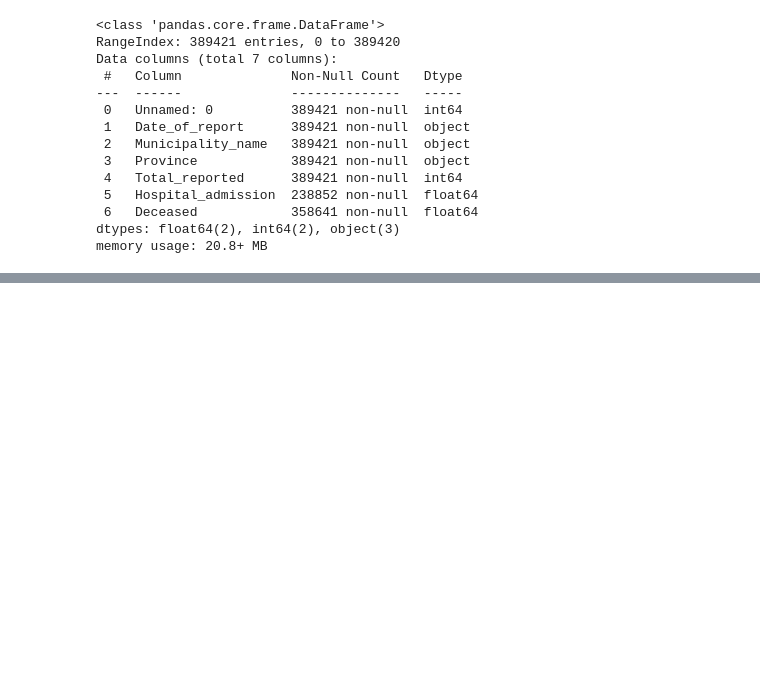
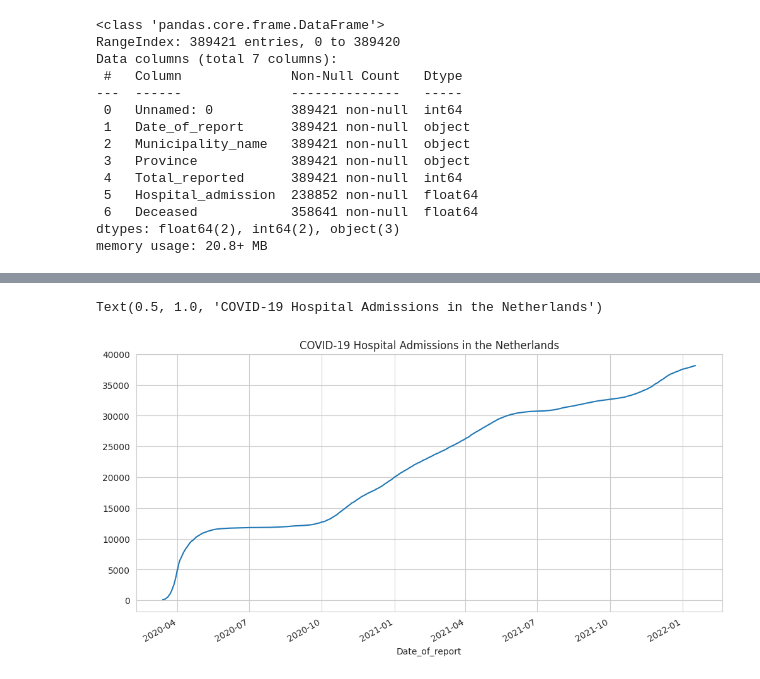
Before and after one commit to MC-Codingcat/NL-COVID-19-Data-Analysis, a Jupyter notebook: NL_COVID_19_Analysis_Trend.ipynb, the cells around one changed output, grey strips where cells are left out. Saved outputs shown, nothing was run; the diff lists cells and outputs as text; code cells hidden in the pictures; blank space fills up the shorter version.

```diff
--- a/NL_COVID_19_Analysis_Trend.ipynb
+++ b/NL_COVID_19_Analysis_Trend.ipynb
@@ -69,0 +158,6 @@ Currently, the number of reported cases is **_cumulative_**. To apply a time ser
+# %%
+cases.groupby('Date_of_report').sum().loc['2020':'2022-01-17']['Hospital_admission'].plot(figsize=(12,6))
+plt.title('COVID-19 Hospital Admissions in the Netherlands')
+# %% [output]
+Text(0.5, 1.0, 'COVID-19 Hospital Admissions in the Netherlands')
+[figure, added]
```
Also changed, not shown: parts of 26 cells of this notebook.
